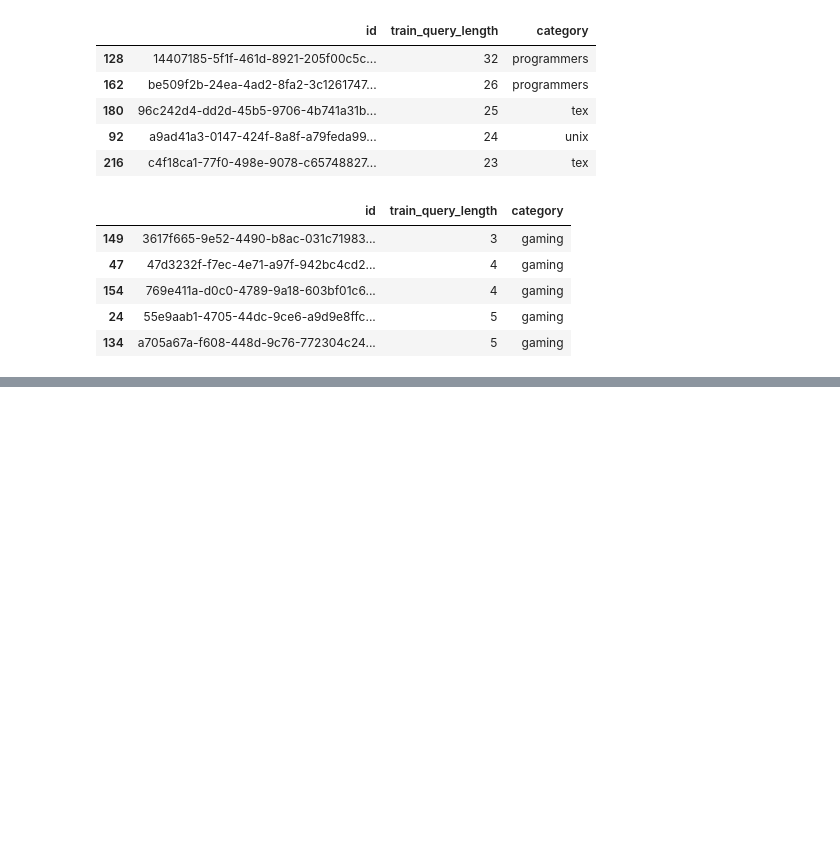
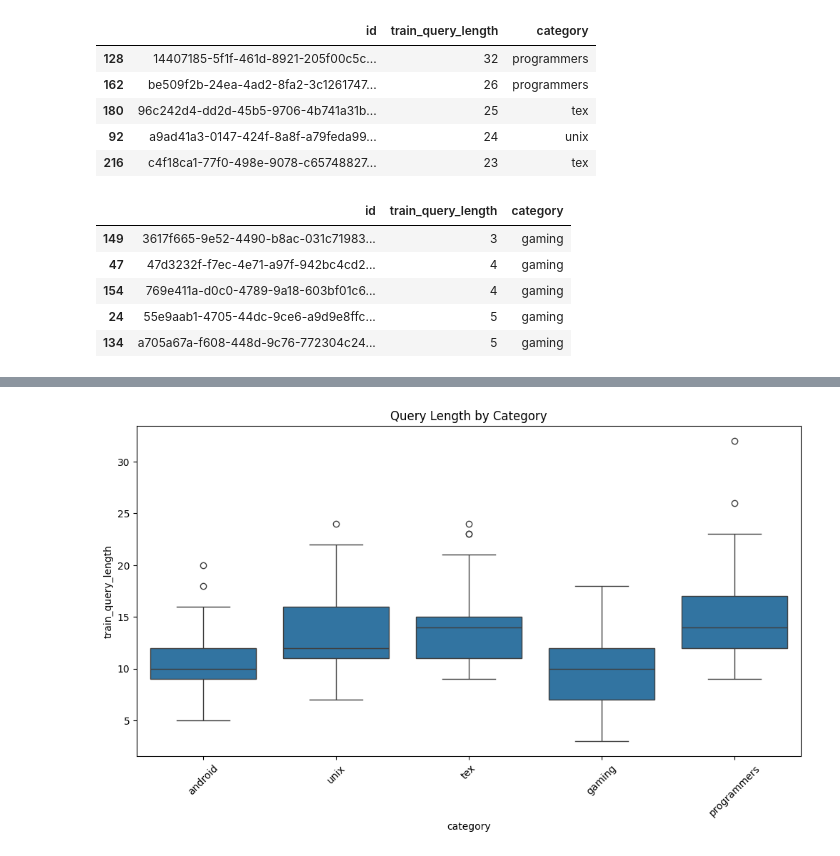
Before and after one commit to AbdelkarimElm/information-retrieval-engine, a Jupyter notebook: information_retrieval_engine.ipynb, the cells around one changed output, grey strips where cells are left out. Cells and saved outputs as stored; diff of their text form; code cells hidden in the pictures; blank space fills up the shorter version.

Commit message:
Plot train query length distribution

```diff
--- a/information_retrieval_engine.ipynb
+++ b/information_retrieval_engine.ipynb
@@ -837,3 +837,13 @@ train_queries_df.sort_values("train_query_length", ascending=True).head(10)[["id
 | 202 | 71c6f22c-4b16-4b5e-af85-1885c716b... | 6 | gaming | importing games back into steam | skyrim |
 | 224 | e5603ca2-4cf8-4710-86a9-331bb1a91... | 6 | gaming | starting in world of warcraft | skyrim |
 | 41 | 0a490233-6a3a-4f2e-b61e-4260abfcb... | 6 | android | bluetooth headset using android | development linux |
+# %%
+import seaborn as sns
+
+plt.figure(figsize=(12,6))
+sns.boxplot(x="category", y="train_query_length", data=train_queries_df)
+plt.xticks(rotation=45)
+plt.title("Query Length by Category")
+plt.show()
+# %% [output]
+[figure, added]
```
Also changed, not shown: parts of 1 cell of this notebook.
